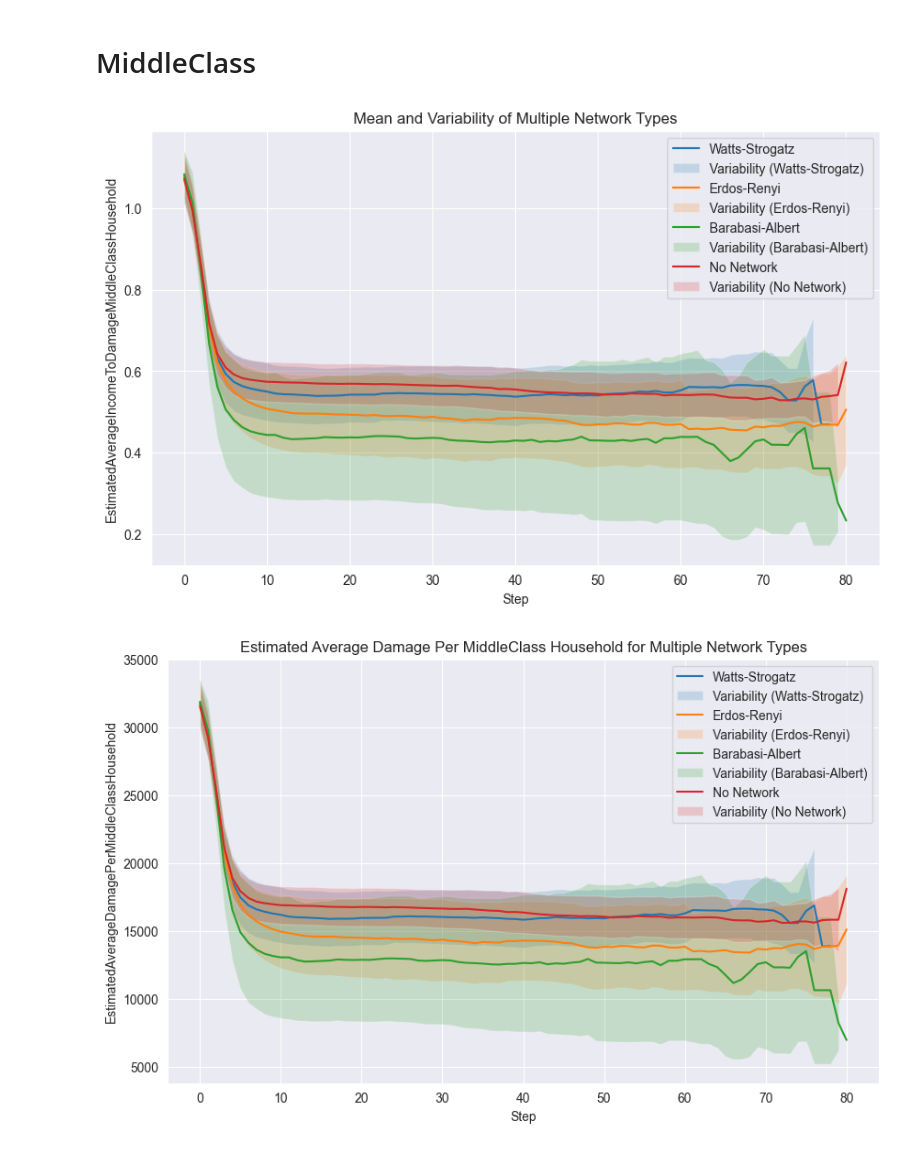
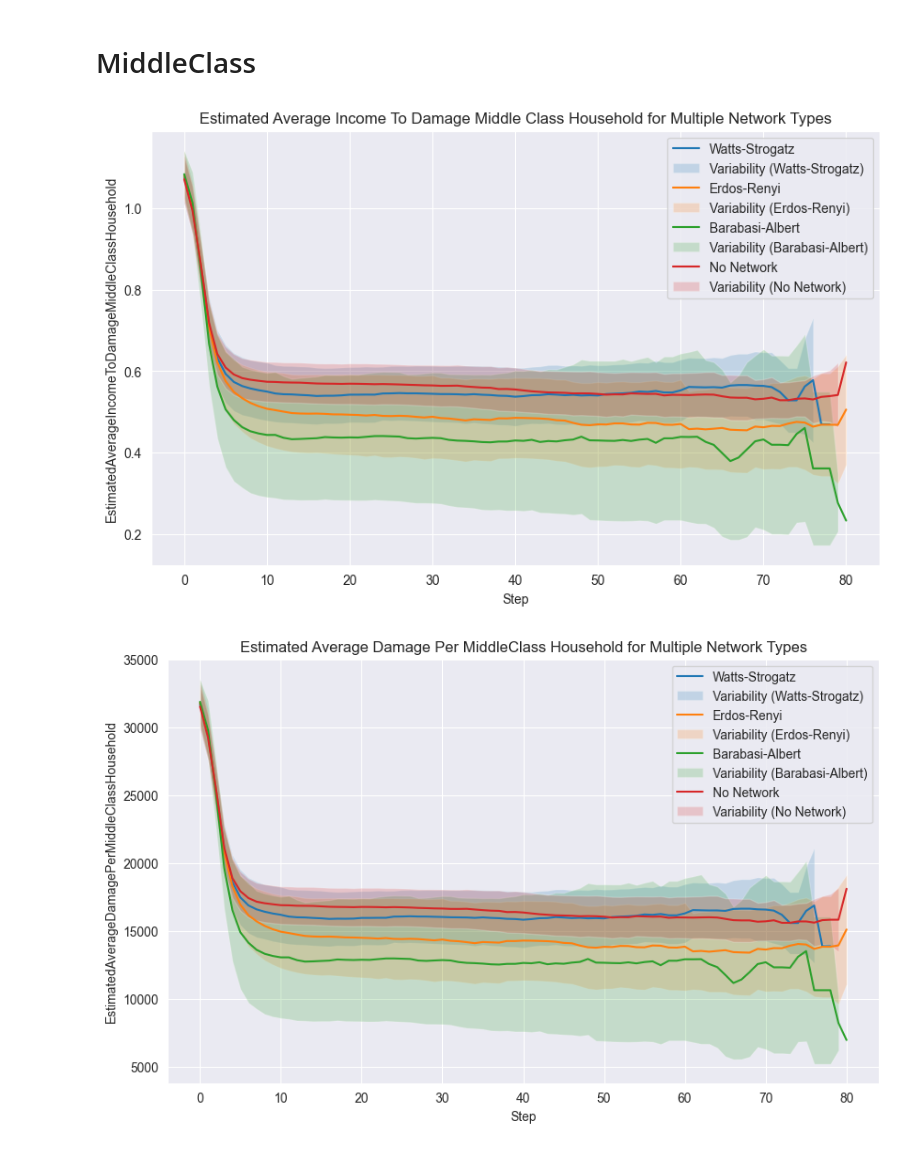
Before and after one commit to Martijntjevdg/SEN1211-ABM, a Jupyter notebook: base_model_mesa/model/One-at-a-Time-SensitivityAnalysis_Networks.ipynb, the cells around one changed output. Cells and saved outputs as stored; diff of their text form; code cells hidden in the pictures.

```diff
--- a/base_model_mesa/model/One-at-a-Time-SensitivityAnalysis_Networks.ipynb
+++ b/base_model_mesa/model/One-at-a-Time-SensitivityAnalysis_Networks.ipynb
@@ -189,61 +194,56 @@ import matplotlib.pyplot as plt
 
 fig, ax = plt.subplots(figsize=(10, 6))
 
-# Assuming 'estimated_ratio_watts_strogatz' is your DataFrame with columns 'RunId', 'Step', and 'EstimatedAverageIncomeToDamageMiddleClassHousehold'
-# Assuming 'estimated_ratio_erdos_renyi' is another DataFrame with the same structure
-# Assuming 'estimated_ratio_barbasi_albert' is another DataFrame with the same structure
-# Assuming 'estimated_ratio_no_network' is another DataFrame with the same structure
-
-# Calculate the mean and standard deviation for each step in the first DataFrame
+# Calculate the mean and standard deviation for each step in the "watts_strogatz" DataFrame
 mean_values_watts_strogatz = estimated_ratio_watts_strogatz.groupby('Step')['EstimatedAverageIncomeToDamageMiddleClassHousehold'].mean()
 std_values_watts_strogatz = estimated_ratio_watts_strogatz.groupby('Step')['EstimatedAverageIncomeToDamageMiddleClassHousehold'].std()
 
-# Calculate the mean and standard deviation for each step in the second DataFrame
+# Calculate the mean and standard deviation for each step in the "erdos_renyi" DataFrame
 mean_values_erdos_renyi = estimated_ratio_erdos_renyi.groupby('Step')['EstimatedAverageIncomeToDamageMiddleClassHousehold'].mean()
 std_values_erdos_renyi = estimated_ratio_erdos_renyi.groupby('Step')['EstimatedAverageIncomeToDamageMiddleClassHousehold'].std()
 
-# Calculate the mean and standard deviation for each step in the third DataFrame
+# Calculate the mean and standard deviation for each step in the "barabasi-albert" DataFrame
 mean_values_barbasi_albert = estimated_ratio_barbasi_albert.groupby('Step')['EstimatedAverageIncomeToDamageMiddleClassHousehold'].mean()
 std_values_barbasi_albert = estimated_ratio_barbasi_albert.groupby('Step')['EstimatedAverageIncomeToDamageMiddleClassHousehold'].std()
 
-# Calculate the mean and standard deviation for each step in the fourth DataFrame
+# Calculate the mean and standard deviation for each step in the "no_network" DataFrame
 mean_values_no_network = estimated_ratio_no_network.groupby('Step')['EstimatedAverageIncomeToDamageMiddleClassHousehold'].mean()
 std_values_no_network = estimated_ratio_no_network.groupby('Step')['EstimatedAverageIncomeToDamageMiddleClassHousehold'].std()
 
-# Plot the mean line for the first DataFrame
+# Plot the mean line for the "watts_strogatz" DataFrame
 ax.plot(mean_values_watts_strogatz.index, mean_values_watts_strogatz, label='Watts-Strogatz')
 
-# Fill between the upper and lower bounds for the first DataFrame (mean ± 1 standard deviation)
+# Fill between the upper and lower bounds for the "watts_strogatz" DataFrame (mean ± 1 standard deviation)
 ax.fill_between(mean_values_watts_strogatz.index, mean_values_watts_strogatz - std_values_watts_strogatz, mean_values_watts_strogatz + std_values_watts_strogatz, alpha=0.2, label='Variability (Watts-Strogatz)')
 
-# Plot the mean line for the second DataFrame
+# Plot the mean line for the "erdos_renyi" DataFrame
 ax.plot(mean_values_erdos_renyi.index, mean_values_erdos_renyi, label='Erdos-Renyi')
 
-# Fill between the upper and lower bounds for the second DataFrame (mean ± 1 standard deviation)
+# Fill between the upper and lower bounds for the "erdos_renyi" DataFrame (mean ± 1 standard deviation)
 ax.fill_between(mean_values_erdos_renyi.index, mean_values_erdos_renyi - std_values_erdos_renyi, mean_values_erdos_renyi + std_values_erdos_renyi, alpha=0.2, label='Variability (Erdos-Renyi)')
 
-# Plot the mean line for the third DataFrame
+# Plot the mean line for the "barabasi-albert" DataFrame
 ax.plot(mean_values_barbasi_albert.index, mean_values_barbasi_albert, label='Barabasi-Albert')
 
-# Fill between the upper and lower bounds for the third DataFrame (mean ± 1 standard deviation)
+# Fill between the upper and lower bounds for the "barabasi-albert" DataFrame (mean ± 1 standard deviation)
 ax.fill_between(mean_values_barbasi_albert.index, mean_values_barbasi_albert - std_values_barbasi_albert, mean_values_barbasi_albert + std_values_barbasi_albert, alpha=0.2, label='Variability (Barabasi-Albert)')
 
-# Plot the mean line for the fourth DataFrame
+# Plot the mean line for the "no_network" DataFrame
 ax.plot(mean_values_no_network.index, mean_values_no_network, label='No Network')
 
-# Fill between the upper and lower bounds for the fourth DataFrame (mean ± 1 standard deviation)
+# Fill between the upper and lower bounds for the "no_network" DataFrame (mean ± 1 standard deviation)
 ax.fill_between(mean_values_no_network.index, mean_values_no_network - std_values_no_network, mean_values_no_network + std_values_no_network, alpha=0.2, label='Variability (No Network)')
 
 # Customize labels and title
 ax.set_xlabel('Step')
 ax.set_ylabel('EstimatedAverageIncomeToDamageMiddleClassHousehold')
-ax.set_title('Mean and Variability of Multiple Network Types')
+ax.set_title('Estimated Average Income To Damage Middle Class Household for Multiple Network Types')
 
 # Show legend
 ax.legend()
 
 # Display the plot
 plt.show()
 # %% [output]
-[figure, old version]
+[figure, new version]
 # %%
```
Also changed, not shown: parts of 26 cells of this notebook, 1 other file.
